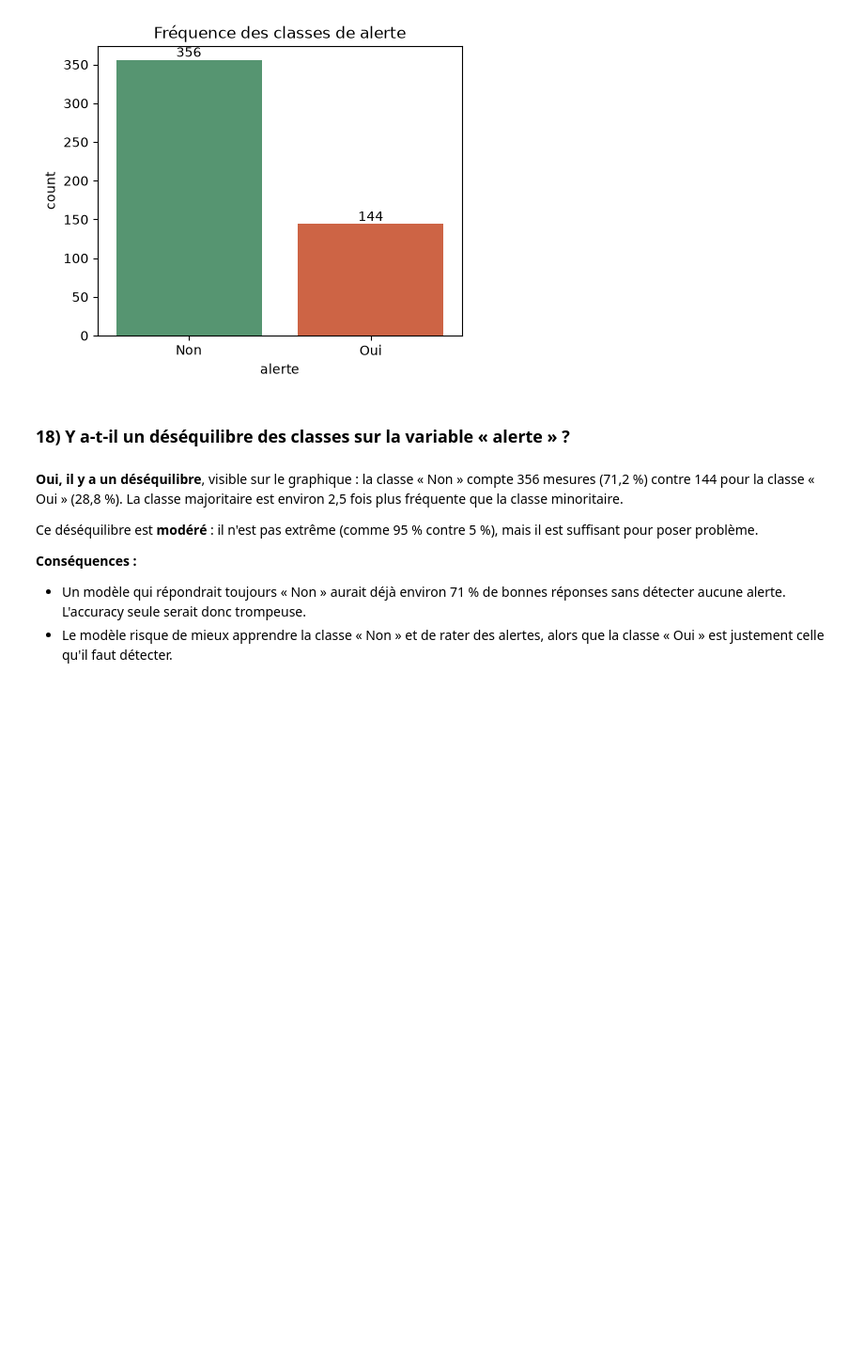
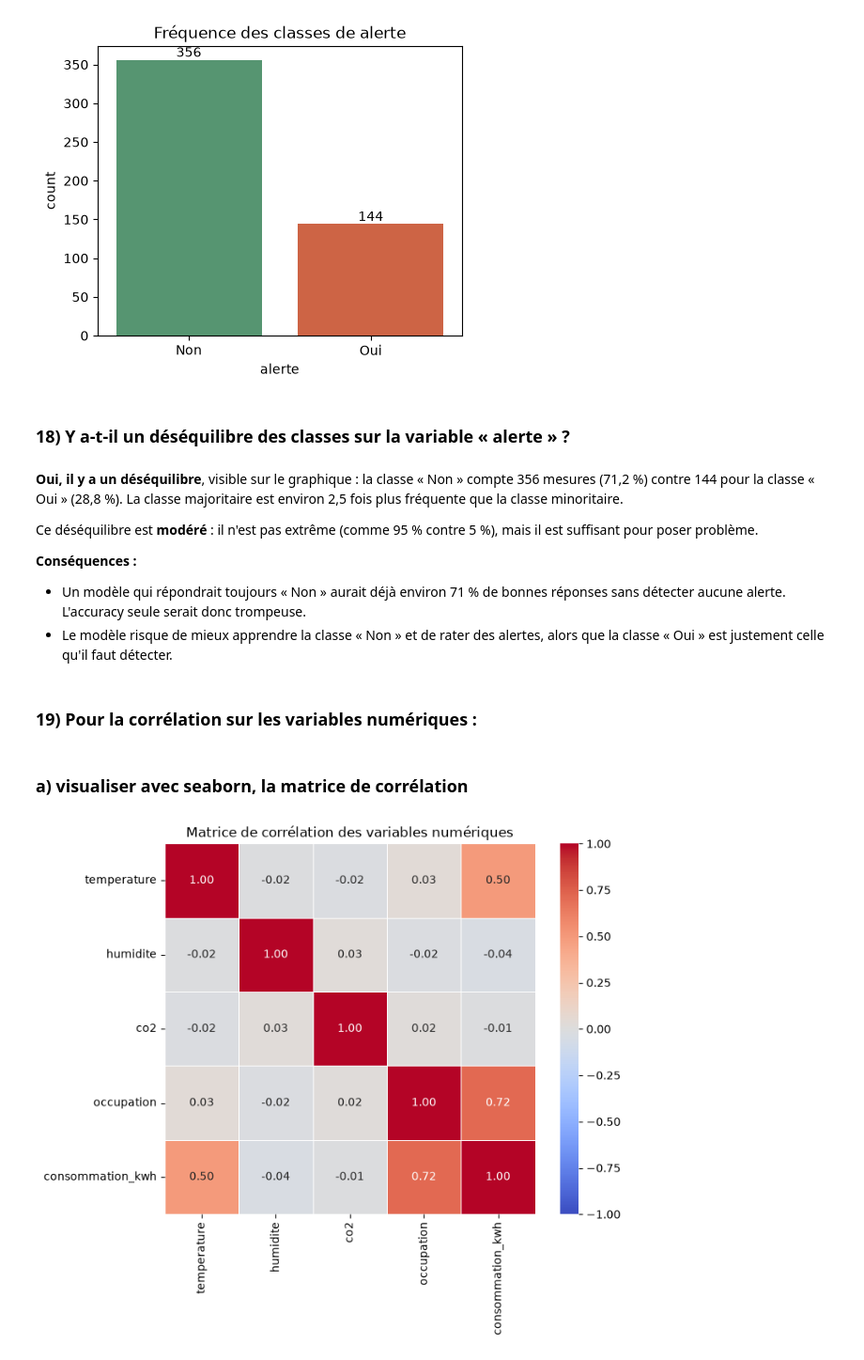
Before and after one commit to sinendoye/atelier_prepa_donnees_tab, a Jupyter notebook: notebooks/atelier_prepa_donnees_tab.ipynb, the cells around one changed output. Shown at 94% size. Drawn from its saved outputs; the diff is of its cells as text; code cells hidden in the pictures; blank space fills up the shorter version.

Commit message:
19a: visualisation  avec seaborn de la matrice de corrélation

```diff
--- a/notebooks/atelier_prepa_donnees_tab.ipynb
+++ b/notebooks/atelier_prepa_donnees_tab.ipynb
@@ -743,3 +743,27 @@ Ce déséquilibre est **modéré** : il n'est pas extrême (comme 95 % contre 5
 **Conséquences :**
 - Un modèle qui répondrait toujours « Non » aurait déjà environ 71 % de bonnes réponses sans détecter aucune alerte. L'accuracy seule serait donc trompeuse.
 - Le modèle risque de mieux apprendre la classe « Non » et de rater des alertes, alors que la classe « Oui » est justement celle qu'il faut détecter.
+# %% [markdown]
+### 19) Pour la corrélation sur les variables numériques :
+# %% [markdown]
+### a) visualiser avec seaborn, la matrice de corrélation
+# %%
+num_cols = ["temperature", "humidite", "co2", "occupation", "consommation_kwh"]
+corr = df[num_cols].corr()
+
+plt.figure(figsize=(8, 6))
+sns.heatmap(
+    corr,
+    annot=True,
+    fmt=".2f",
+    cmap="coolwarm",
+    center=0,
+    vmin=-1,
+    vmax=1,
+    square=True,
+    linewidths=0.5,
+)
+plt.title("Matrice de corrélation des variables numériques")
+plt.show()
+# %% [output]
+[figure, added]
```
